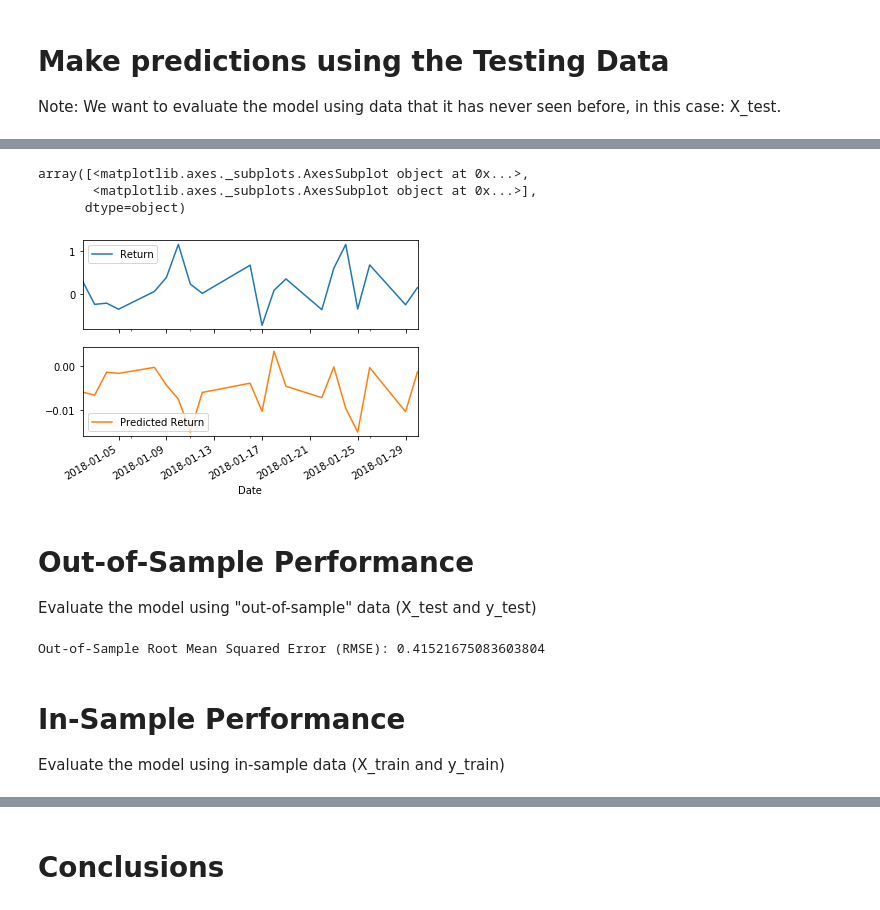
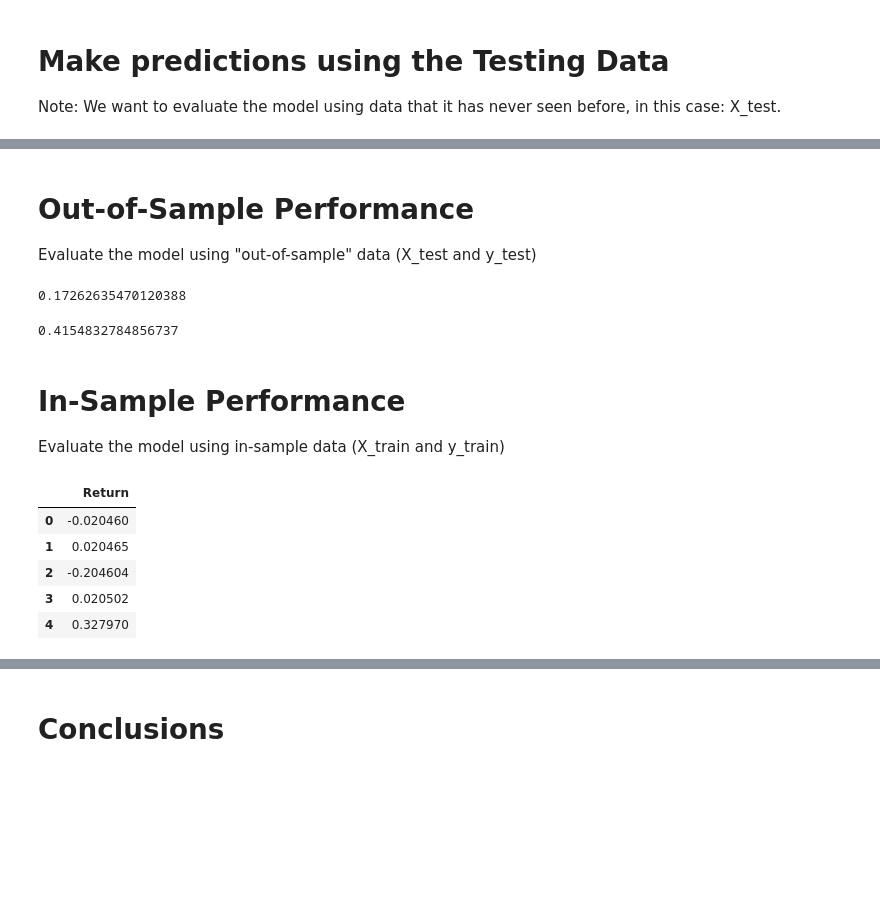
Before and after one commit to Anthibian/Time-Series-Analysis, a Jupyter notebook: Starter_Code/regression_analysis.ipynb, the cells around one changed output, grey strips where cells are left out. Drawn from its saved outputs; the diff is of its cells as text; code cells hidden in the pictures; blank space fills up the shorter version.

```diff
--- a/Starter_Code/regression_analysis.ipynb
+++ b/Starter_Code/regression_analysis.ipynb
@@ -172,10 +170,0 @@ ValueError: DataFrame constructor not properly called!
-# %%
-# Plot the first 20 predictions vs the true values
-
-numpy_array = np.array("predicted_y", "y_test")
-numpy_array
-# %% [output]
-array([<matplotlib.axes._subplots.AxesSubplot object at 0x...>,
-       <matplotlib.axes._subplots.AxesSubplot object at 0x...>],
-      dtype=object)
-[figure, removed]
@@ -186,13 +177,27 @@ Evaluate the model using "out-of-sample" data (X_test and y_test)
 # %%
 from sklearn.metrics import mean_squared_error
 # Calculate the mean_squared_error (MSE) on actual versus predicted test "y"
-# YOUR CODE HERE!
+mse = mean_squared_error(y_test, predicted)
+print(mse)
 
 # Using that mean-squared-error, calculate the root-mean-squared error (RMSE):
-# YOUR CODE HERE!
+rmse = np.sqrt(mse)
+rmse
 # %% [output]
-Out-of-Sample Root Mean Squared Error (RMSE): 0.41521675083603804
+0.17262635470120388
+0.4154832784856737
 # %% [markdown]
 # In-Sample Performance
 
 Evaluate the model using in-sample data (X_train and y_train)
+# %%
+# Construct a dataframe using just the "y" training data:
+y_train = y_train.reset_index(drop = True)
+y_train.head()
+# %% [output]
+|  | Return |
+| 0 | -0.020460 |
+| 1 | 0.020465 |
+| 2 | -0.204604 |
+| 3 | 0.020502 |
+| 4 | 0.327970 |
```
Also changed, not shown: parts of 5 cells of this notebook, 1 other file.
